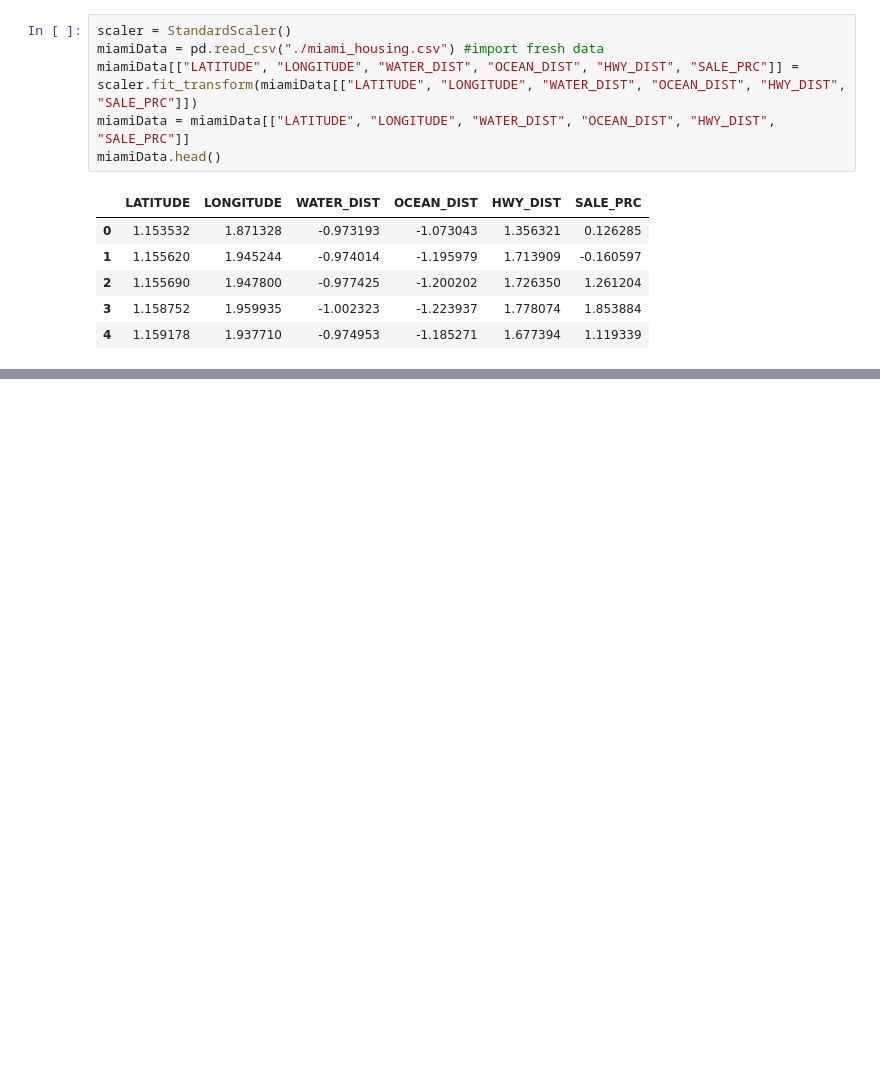
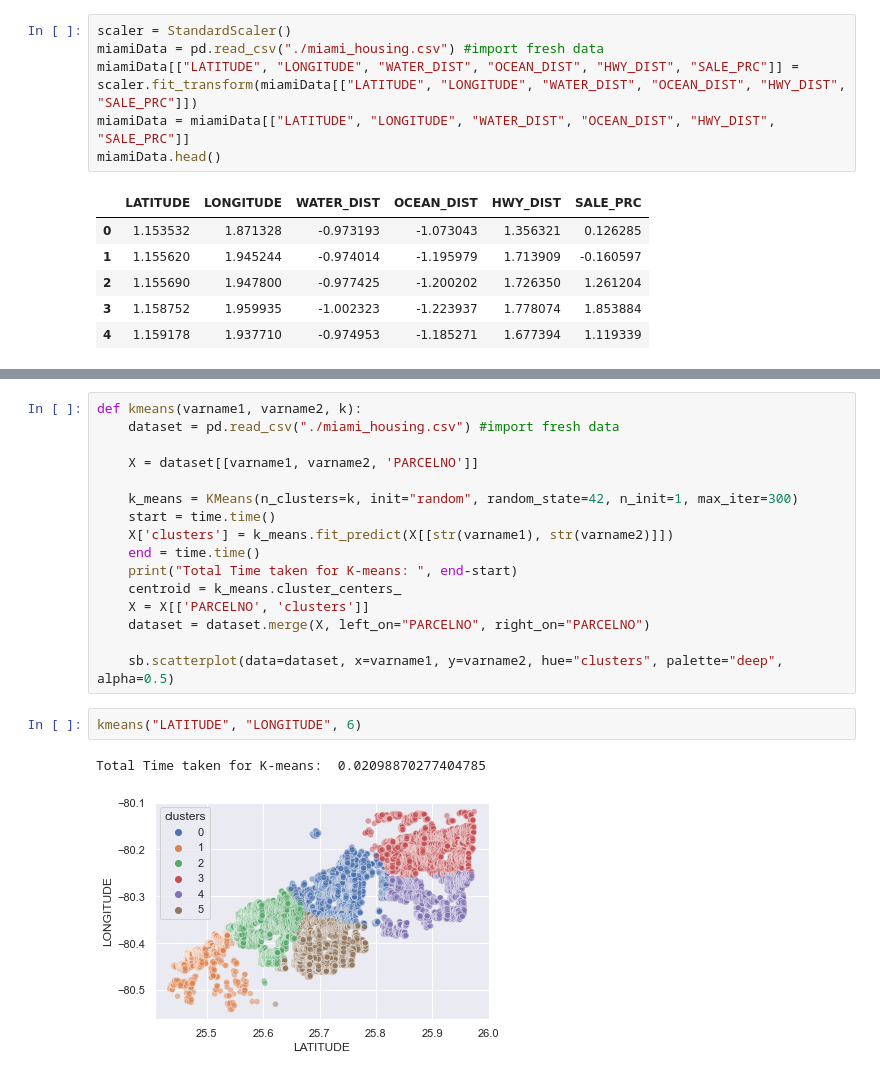
Before and after one commit to S-Samiksha/ClusteringAnalysis, a Jupyter notebook: Dataset Exploration.ipynb, the cells around one changed output, grey strips where cells are left out. Drawn from its saved outputs; the diff is of its cells as text; blank space fills up the shorter version.

```diff
--- a/Dataset Exploration.ipynb
+++ b/Dataset Exploration.ipynb
@@ -71,0 +70,21 @@ Total Time taken for K-means:  0.06501317024230957
+# %%
+def kmeans(varname1, varname2, k):
+    dataset = pd.read_csv("./miami_housing.csv") #import fresh data
+
+    X = dataset[[varname1, varname2, 'PARCELNO']]
+
+    k_means = KMeans(n_clusters=k, init="random", random_state=42, n_init=1, max_iter=300)
+    start = time.time()
+    X['clusters'] = k_means.fit_predict(X[[str(varname1), str(varname2)]])
+    end = time.time()
+    print("Total Time taken for K-means: ", end-start)
+    centroid = k_means.cluster_centers_
+    X = X[['PARCELNO', 'clusters']]
+    dataset = dataset.merge(X, left_on="PARCELNO", right_on="PARCELNO")
+
+    sb.scatterplot(data=dataset, x=varname1, y=varname2, hue="clusters", palette="deep", alpha=0.5)
+# %%
+kmeans("LATITUDE", "LONGITUDE", 6)
+# %% [output]
+Total Time taken for K-means:  0.02098870277404785
+[figure, added]
```
Also changed, not shown: parts of 3 cells of this notebook.
